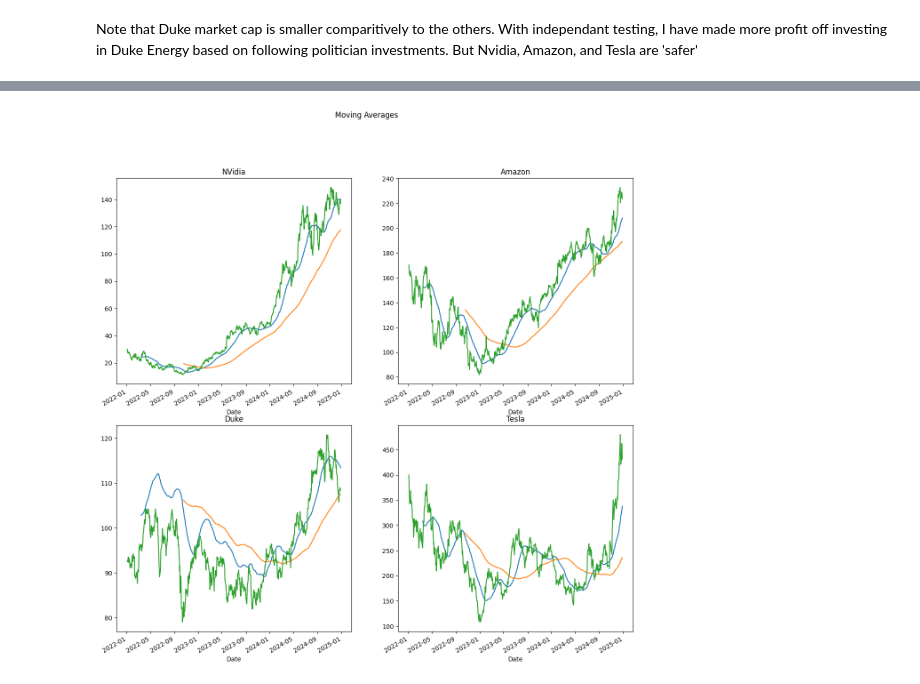
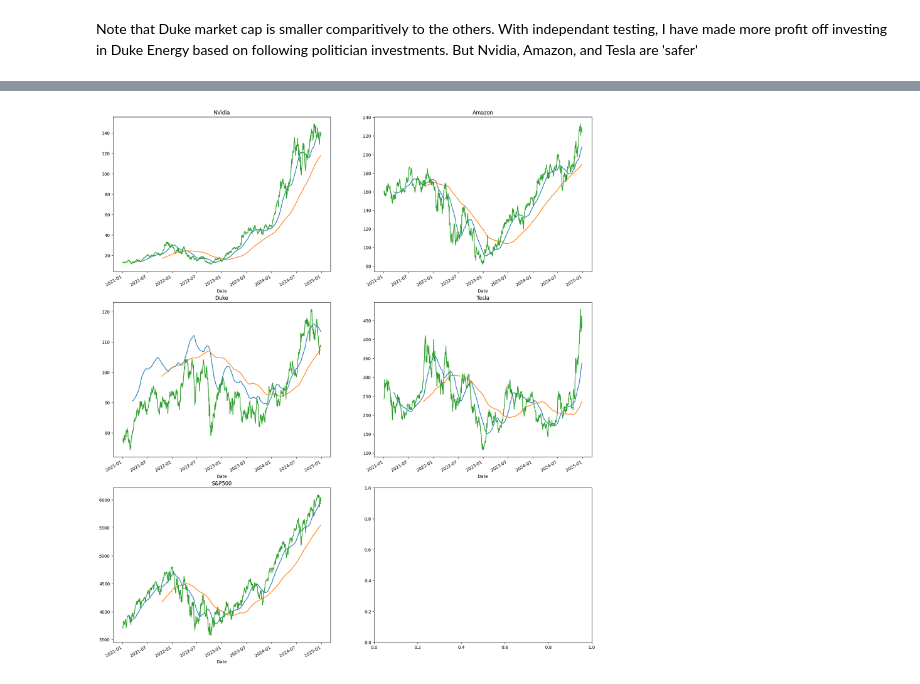
Before and after one commit to swsmith25/Sample_TA, a Jupyter notebook: Sample_Technical_Analyst.ipynb, the cells around one changed output, grey strips where cells are left out. Drawn from its saved outputs; the diff is of its cells as text; code cells hidden in the pictures.

Commit message:
Final with Graphs
Rerun as necessary to update graphs for analysis

Change stocks as desired

```diff
--- a/Sample_Technical_Analyst.ipynb
+++ b/Sample_Technical_Analyst.ipynb
@@ -34,7 +36,7 @@ from datetime import date, timedelta
 # %%
 # timeframe
 # TODO: config file !!!!
-start_time = "2022-01-01"
+start_time = "2021-01-01"
 today = date.today() - timedelta(days=1)
 end_time = today.strftime("%Y-%m-%d")
 
@@ -199,30 +186,34 @@ dtype: int64
 # %%
 # plot moving avg
-figure, axes = plt.subplots(2, 2, figsize = (15,15))
-figure.suptitle('Moving Averages')
+figure, axes = plt.subplots(3, 2, figsize = (20, 25))
 
 axes[0,0].set_title('NVidia')
 axes[0,1].set_title('Amazon')
 axes[1,0].set_title('Duke')
 axes[1,1].set_title('Tesla')
+axes[2,0].set_title('S&P500')
 
 nvda['MA_50'].plot(ax = axes[0,0])
 nvda['MA_200'].plot(ax = axes[0,0])
 nvda['Adj Close'].plot(ax = axes[0,0])
 
 amzn['MA_50'].plot(ax = axes[0,1])
 amzn['MA_200'].plot(ax = axes[0,1])
 amzn['Adj Close'].plot(ax = axes[0,1])
 
 
 tsla['MA_50'].plot(ax = axes[1,1])
 tsla['MA_200'].plot(ax = axes[1,1])
 tsla['Adj Close'].plot(ax = axes[1,1])
 
 duk['MA_50'].plot(ax = axes[1,0])
 duk['MA_200'].plot(ax = axes[1,0])
 duk['Adj Close'].plot(ax = axes[1,0])
 
+sp500['MA_50'].plot(ax = axes[2,0])
+sp500['MA_200'].plot(ax = axes[2,0])
+sp500['Adj Close'].plot(ax = axes[2,0])
+
 plt.show()
 # %% [output]
-[figure, old version]
+[figure, new version]
```
Also changed, not shown: parts of 17 cells of this notebook.
